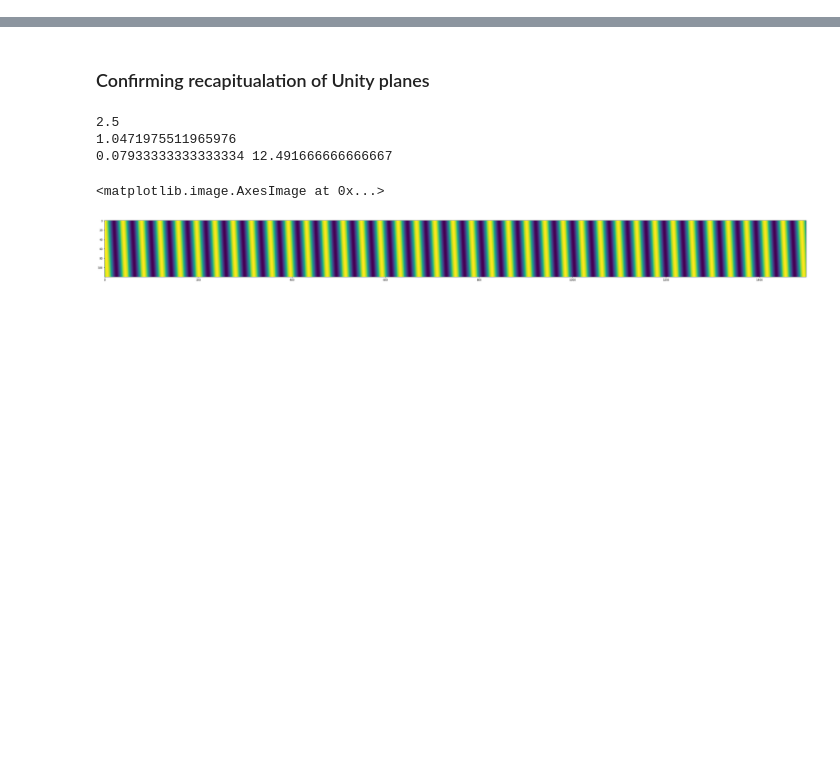
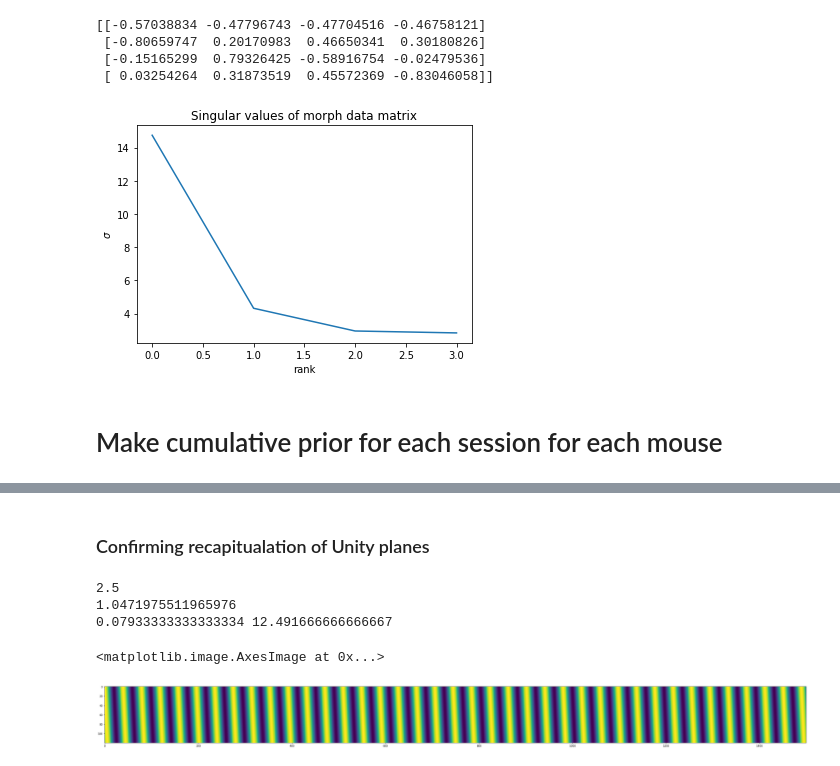
Before and after one commit to GiocomoLab/PlittGiocomo_2021, a Jupyter notebook: Prior4D.ipynb, the cells around one changed output, grey strips where cells are left out. Cells and saved outputs as stored; diff of their text form; code cells hidden in the pictures; blank space fills up the shorter version.

```diff
--- a/Prior4D.ipynb
+++ b/Prior4D.ipynb
@@ -179,4 +32,0 @@ ax.set_ylim([1.1,-.1])
-# %%
-df_mouse = df[df["MouseName"]=='4139265.5']
-df_mouse = df_mouse[df_mouse['Imaging']==1]
-df_mouse
@@ -195,5 +32,0 @@ df_mouse
-# %%
-sess = df_mouse.iloc[-1]
-sess['scanmat']=pp.build_2P_filename(sess,serverDir = "D:\\2P_Data\\TwoTower")
-sess['s2pfolder']=pp.build_s2p_folder(sess,serverDir = "D:\\2P_Data\\TwoTower")
-sess
@@ -286,0 +142,19 @@ ax.scatter(mus,.2*(1.1-shat)+.38)
+# %%
+u_,s_,vh_ = np.linalg.svd(EM_all[:,:],full_matrices=False)
+f,ax = plt.subplots()
+ax.plot(s_**.5)
+ax.set_xlabel("rank")
+ax.set_ylabel("$\sigma$")
+ax.set_title("Singular values of morph data matrix")
+f.savefig("D:\\Morph_Results\\stim_singularvalues.png",format="png")
+print(vh_)
+# vh_norm = -1*vh_
+vh_norm = vh_/vh_.sum(axis=1,keepdims=True)
+# %% [output]
+[[-0.57038834 -0.47796743 -0.47704516 -0.46758121]
+ [-0.80659747  0.20170983  0.46650341  0.30180826]
+ [-0.15165299  0.79326425 -0.58916754 -0.02479536]
+ [ 0.03254264  0.31873519  0.45572369 -0.83046058]]
+[figure, added]
+# %% [markdown]
+# Make cumulative prior for each session for each mouse
```
Also changed, not shown: parts of 44 cells of this notebook, 4 other files.
